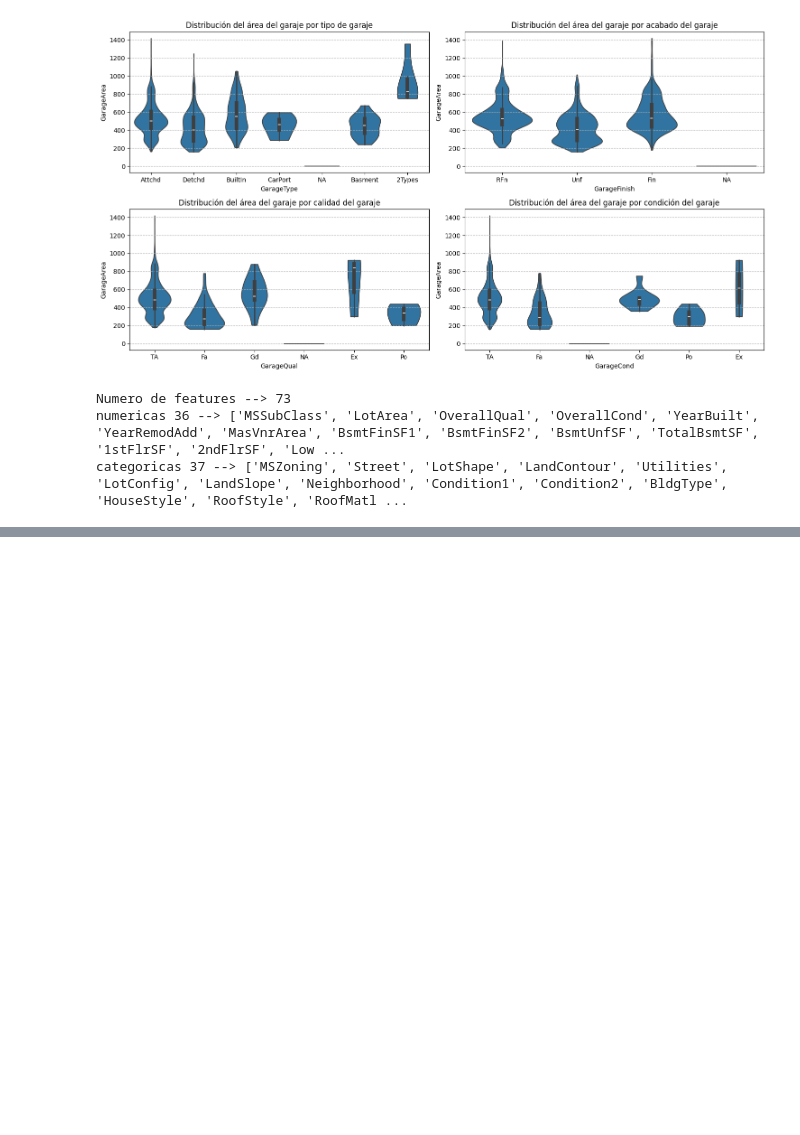
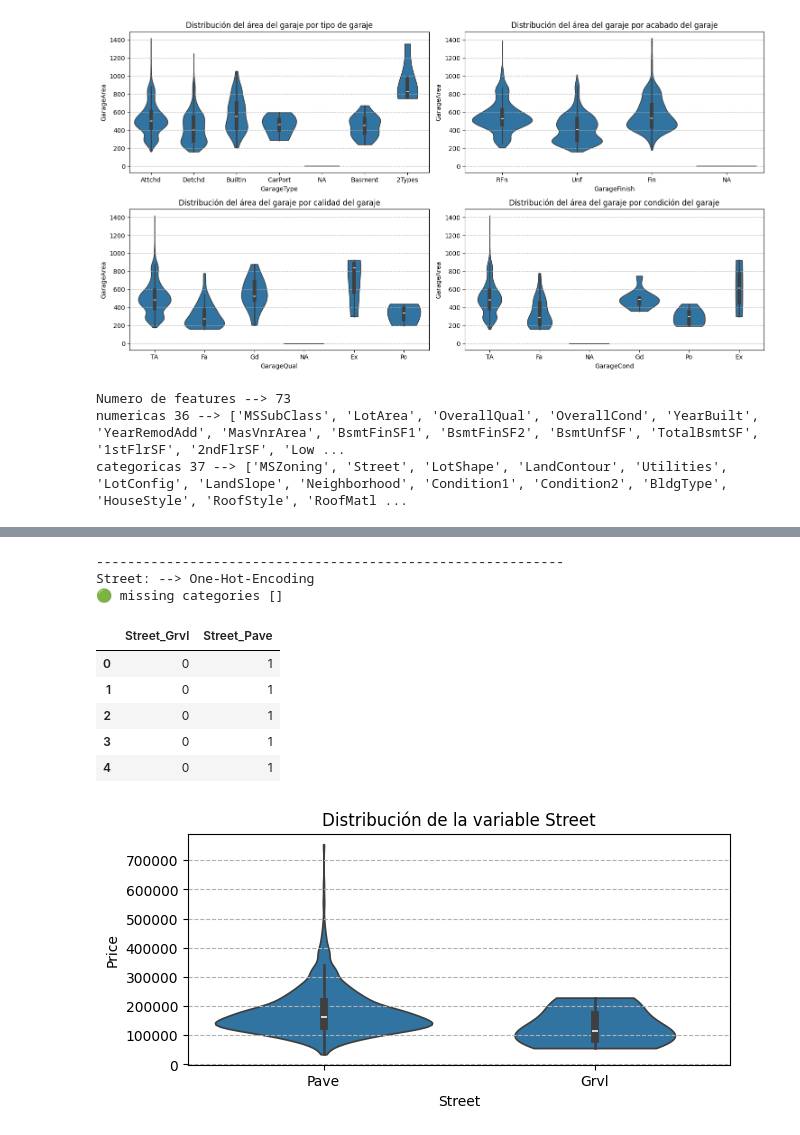
Before and after one commit to Albe036/ML-house-prices, a Jupyter notebook: notebooks/eda_01.ipynb, the cells around one changed output, grey strips where cells are left out. Cells and saved outputs as stored; diff of their text form; code cells hidden in the pictures; blank space fills up the shorter version.

```diff
--- a/notebooks/eda_01.ipynb
+++ b/notebooks/eda_01.ipynb
@@ -238,0 +246,32 @@ end!
+# %%
+#Street: Tipo de acceso a la calle.
+print('---'*20)
+print('Street: --> One-Hot-Encoding')
+street_cat_all = ['Grvl', 'Pave']
+street_cat_train = df_train['Street'].unique().tolist()
+missing_cats = list(set(street_cat_all) - set(street_cat_train))
+print(f'{"🟢" if len(missing_cats) == 0 else "🔴"} missing categories {missing_cats}')
+#No se tiene un orden definido en las categorias
+#Pocas categorias
+#Visto que las categorias no tienen un orden definido, se procede a hacer one-hot-encoding
+ohe_street = pd.get_dummies(df_train['Street'], prefix='Street', dtype=int)
+display(ohe_street.head())
+
+
+plt.figure(figsize=(7,3))
+sns.violinplot(x='Street', y='SalePrice', data=df_train, cut=0)
+plt.title('Distribución de la variable Street')
+plt.xlabel('Street')
+plt.ylabel('Price')
+plt.grid(axis='y', linestyle='--');
+# %% [output]
+------------------------------------------------------------
+Street: --> One-Hot-Encoding
+🟢 missing categories []
+|  | Street_Grvl | Street_Pave |
+| 0 | 0 | 1 |
+| 1 | 0 | 1 |
+| 2 | 0 | 1 |
+| 3 | 0 | 1 |
+| 4 | 0 | 1 |
+[figure, added]
```
Also changed, not shown: parts of 4 cells of this notebook.
